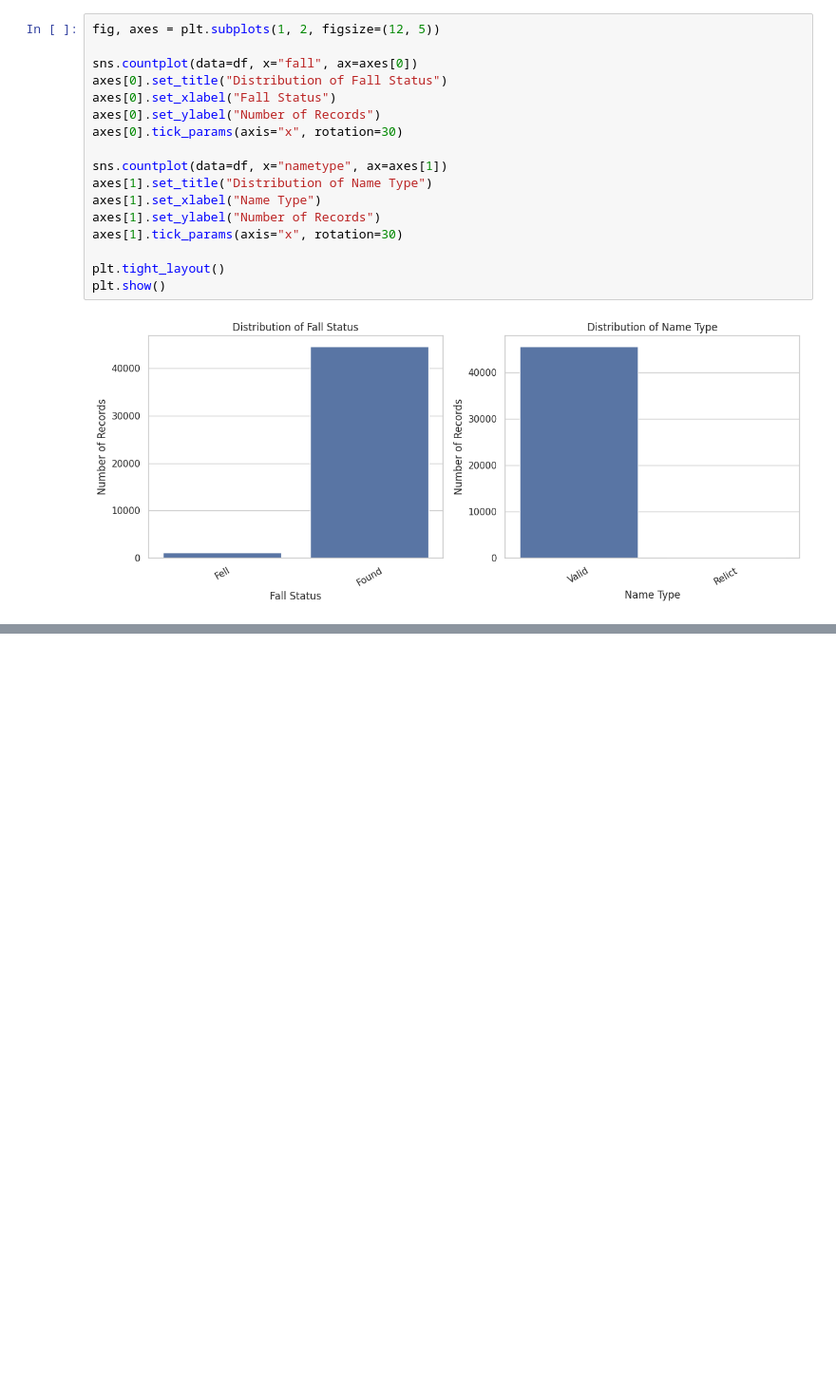
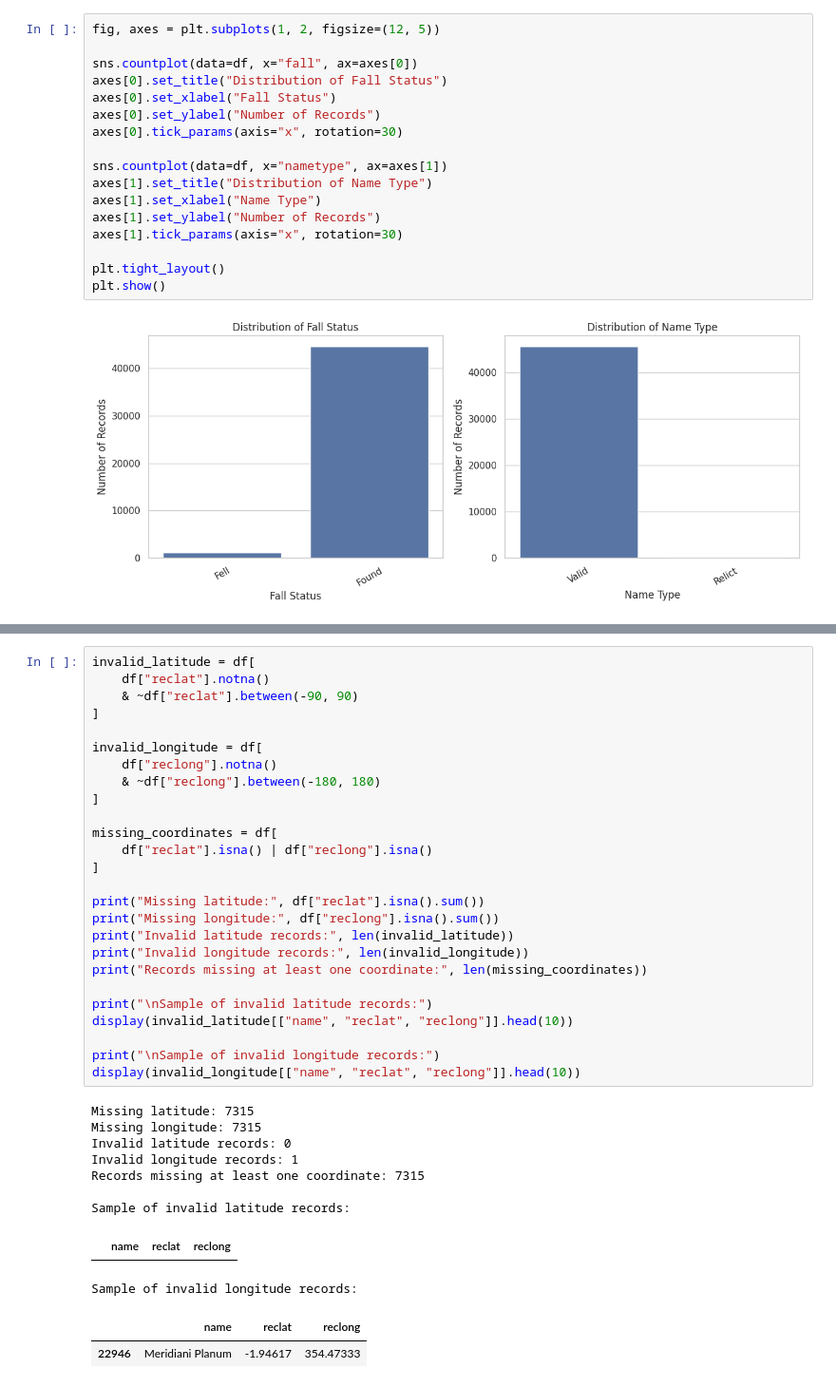
Before and after one commit to manaswiniyoshitha2006-netizen/ML-Evaluation, a Jupyter notebook: notebooks/clustering.ipynb, the cells around one changed output, grey strips where cells are left out. Shown at 95% size. Saved outputs shown, nothing was run; the diff lists cells and outputs as text; blank space fills up the shorter version.

```diff
--- a/notebooks/clustering.ipynb
+++ b/notebooks/clustering.ipynb
@@ -861,0 +919,38 @@ plt.show()
+# %%
+invalid_latitude = df[
+    df["reclat"].notna()
+    & ~df["reclat"].between(-90, 90)
+]
+
+invalid_longitude = df[
+    df["reclong"].notna()
+    & ~df["reclong"].between(-180, 180)
+]
+
+missing_coordinates = df[
+    df["reclat"].isna() | df["reclong"].isna()
+]
+
+print("Missing latitude:", df["reclat"].isna().sum())
+print("Missing longitude:", df["reclong"].isna().sum())
+print("Invalid latitude records:", len(invalid_latitude))
+print("Invalid longitude records:", len(invalid_longitude))
+print("Records missing at least one coordinate:", len(missing_coordinates))
+
+print("\nSample of invalid latitude records:")
+display(invalid_latitude[["name", "reclat", "reclong"]].head(10))
+
+print("\nSample of invalid longitude records:")
+display(invalid_longitude[["name", "reclat", "reclong"]].head(10))
+# %% [output]
+Missing latitude: 7315
+Missing longitude: 7315
+Invalid latitude records: 0
+Invalid longitude records: 1
+Records missing at least one coordinate: 7315
+
+Sample of invalid latitude records:
+|  | name | reclat | reclong |
+Sample of invalid longitude records:
+|  | name | reclat | reclong |
+| 22946 | Meridiani Planum | -1.94617 | 354.47333 |
```
Also changed, not shown: parts of 3 cells of this notebook.
